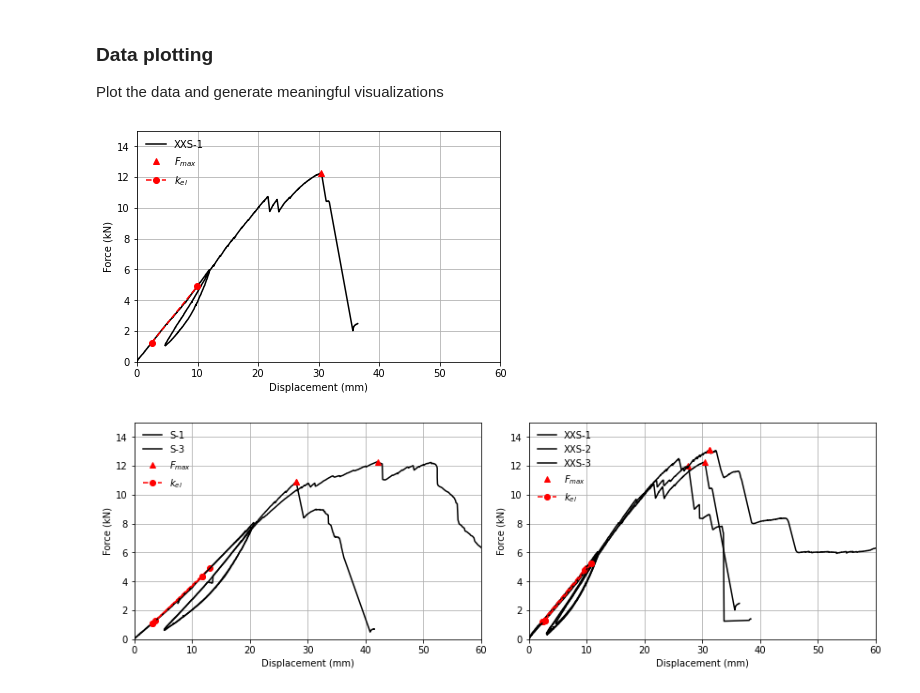
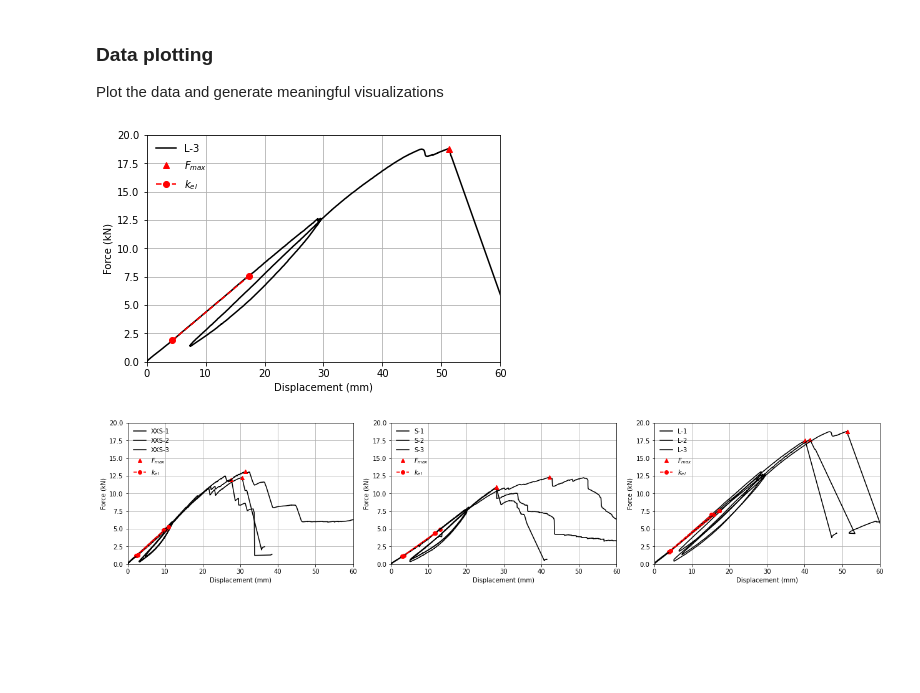
Before and after one commit to gabrielegranello/OSB_beam_testing, a Jupyter notebook: beam_postprocessing.ipynb, the cells around one changed output. Cells and saved outputs as stored; diff of their text form; code cells hidden in the pictures; blank space fills up the shorter version.

```diff
--- a/beam_postprocessing.ipynb
+++ b/beam_postprocessing.ipynb
@@ -22,10 +22,13 @@ class Structural_test():
         self.data_raw_path=data_raw_path; # assign the data raw path
         self.test_label=test_label; # assign the test label
 
-    def remove_offset(self,channel_indices):
+    def assign_span(self,L):
+        self.L=L; # assign span
+
+    def remove_offset(self,channel_indices,i_offset=0):
         self.data_offset_removed=self.data_raw.copy(); # initialize the dataset;
         for i in channel_indices:
-            self.data_offset_removed.iloc[:,i]=self.data_offset_removed.iloc[:,i]-self.data_offset_removed.iloc[0,i]; # offset the initial values
+            self.data_offset_removed.iloc[:,i]=self.data_offset_removed.iloc[:,i]-self.data_offset_removed.iloc[i_offset,i]; # offset the initial values
         return self.data_offset_removed;
 
     # this method interpolate the values of the actuator between force value F_1 and force value F_2
@@ -101,14 +104,17 @@ class beam_with_rotsprings():
 ### Load the data
 # %%
 # Load the raw data
-input_file_paths=["S/S_1.CSV","S/S_3.CSV","XXS/XXS-1.CSV","XXS/XXS-2.CSV","XXS/XXS-3.CSV"]; # strucutre of the input file
-test_labels=["S-1","S-3","XXS-1","XXS-2","XXS-3"]; # labels for the tests
+input_file_paths=["S/S_1.CSV","S/S-2_synch.CSV","S/S_3.CSV","XXS/XXS-1.CSV","XXS/XXS-2.CSV","XXS/XXS-3.CSV","L/L-1.CSV","L/L-2.CSV","L/L-3.CSV"]; # strucutre of the input file
+test_labels=["S-1","S-2","S-3","XXS-1","XXS-2","XXS-3","L-1","L-2","L-3"]; # labels for the tests
 Channels_of_interest=[1,2,3,4,5,6,7,8,9,16]; # only load these channels from the file
 header_names=['Force_old (kN)','Disp_actuator (mm)','Pot_4 (mm)','Pot_5 (mm)','Pot_6 (mm)','Pot_7 (mm)','Pot_8 (mm)','Pot_9 (mm)','Pot_10 (mm)','Force (kN)']; # headers and units of each experimental channel
 experiment_dictionary={}; # create the empty dictionary
 
 for i,(data_path,label) in enumerate(zip(input_file_paths,test_labels)):
-    data_raw=pd.read_table(data_path,sep=',',skiprows=1,usecols=Channels_of_interest,names=header_names); # read the data
+    if label!='L-1':
+        data_raw=pd.read_table(data_path,sep=',',skiprows=1,usecols=Channels_of_interest,names=header_names); # read the data
+    else:
+        data_raw=pd.read_table(data_path,sep=',',skiprows=464,usecols=Channels_of_interest,names=header_names); # read the data
     test=Structural_test(label,data_raw,data_path); # create the structural test object and add the raw data
     experiment_dictionary[label]=test; # add the data to the dictionary
 # %% [markdown]
@@ -138,9 +144,9 @@ y_label_plot='Force (kN)'; # labelling of the y axis
 fig_h=10; # fig height in cm
 fig_w=15; # fig with in cm
 x_lim_plot=[0,60]; # limits in the plot
-y_lim_plot=[0,15]; # limits in the plot
+y_lim_plot=[0,20]; # limits in the plot
 
-test_to_plot='XXS-1'; # name of the test to plot
+test_to_plot='L-3'; # name of the test to plot
 test=experiment_dictionary[test_to_plot]; # select the test to plot
 fig,ax=plt.subplots()
 ax.plot(test.data_offset_removed[displacement_header],test.data_offset_removed[force_header],color='k',linestyle='-',label=test.test_label)
@@ -158,39 +164,44 @@ fig.tight_layout()
 name=output_folder+test_to_plot+'.png'
 fig.savefig(name,dpi=400)
 # %% [output]
-[figure, old version]
+[figure, new version]
 # %%
-fig,axes=plt.subplots(1,2)
+fig,axes=plt.subplots(1,3)
 for test in experiment_dictionary.values():
-    if 'S' in test.test_label[0]:
+    if 'X' in test.test_label[0]:
         axes[0].plot(test.data_offset_removed[displacement_header],test.data_offset_removed[force_header],color='k',linestyle='-',label=test.test_label)
         axes[0].plot(test.d_max,test.F_max,'r^')
         axes[0].plot([test.d_10,test.d_40],[test.F_10,test.F_40],'ro--')
         if '3' in test.test_label[-1]:
             axes[0].plot(test.d_max,test.F_max,'r^',label=r'$F_{max}$')
             axes[0].plot([test.d_10,test.d_40],[test.F_10,test.F_40],'ro--',label=r'$k_{el}$')
 
-    if 'X' in test.test_label[0]:
+    if 'S' in test.test_label[0]:
         axes[1].plot(test.data_offset_removed[displacement_header],test.data_offset_removed[force_header],color='k',linestyle='-',label=test.test_label)
         axes[1].plot(test.d_max,test.F_max,'r^')
         axes[1].plot([test.d_10,test.d_40],[test.F_10,test.F_40],'ro--')
         if '3' in test.test_label[-1]:
             axes[1].plot(test.d_max,test.F_max,'r^',label=r'$F_{max}$')
             axes[1].plot([test.d_10,test.d_40],[test.F_10,test.F_40],'ro--',label=r'$k_{el}$')
 
-
-
+    if 'L' in test.test_label[0]:
+        axes[2].plot(test.data_offset_removed[displacement_header],test.data_offset_removed[force_header],color='k',linestyle='-',label=test.test_label)
+        axes[2].plot(test.d_max,test.F_max,'r^')
+        axes[2].plot([test.d_10,test.d_40],[test.F_10,test.F_40],'ro--')
+        if '3' in test.test_label[-1]:
+            axes[2].plot(test.d_max,test.F_max,'r^',label=r'$F_{max}$')
+            axes[2].plot([test.d_10,test.d_40],[test.F_10,test.F_40],'ro--',label=r'$k_{el}$')
 
 for ax in axes:
     ax.grid()
     ax.legend(loc="upper left",framealpha=0.0)
     ax.set_xlim(x_lim_plot)
     ax.set_ylim(y_lim_plot)
     ax.set_xlabel(x_label_plot)
     ax.set_ylabel(y_label_plot)
-fig.set_size_inches(fig_w*2/2.54,fig_h/2.54)
+fig.set_size_inches(fig_w*3/2.54,fig_h/2.54)
 fig.tight_layout()
 #name=output_folder+test_to_plot+'.png'
 #fig.savefig(name,dpi=400)
 # %% [output]
-[figure, old version]
+[figure, new version]
```
Also changed, not shown: parts of 7 cells of this notebook.
